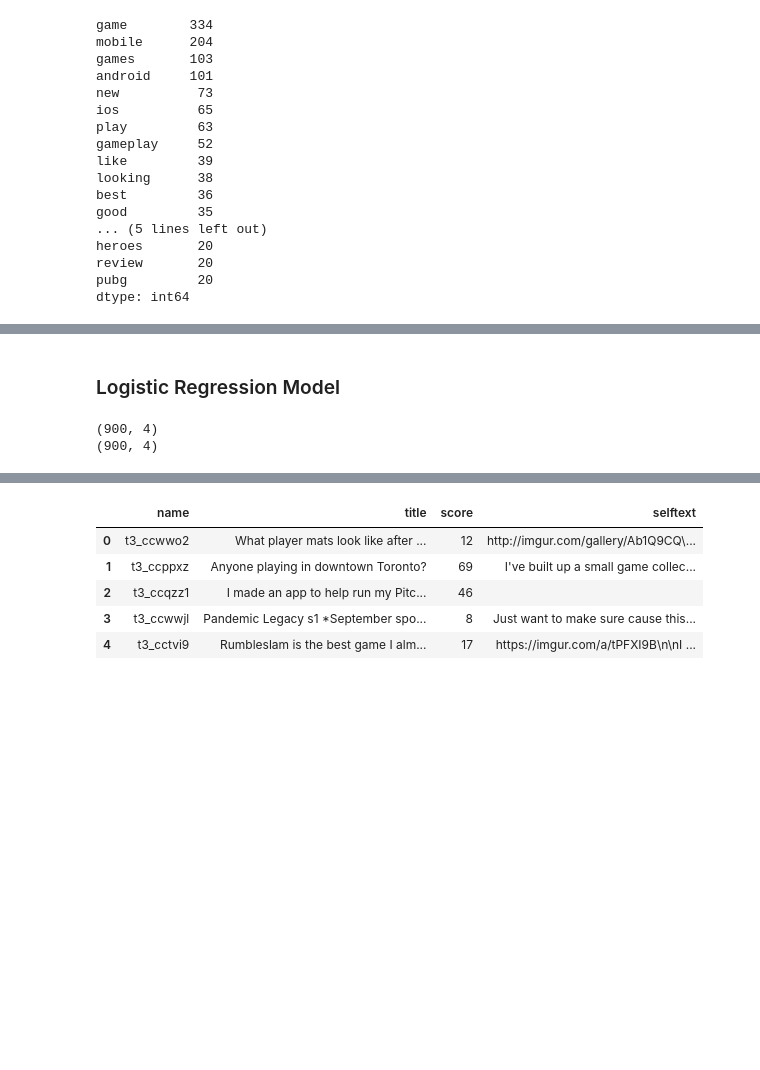
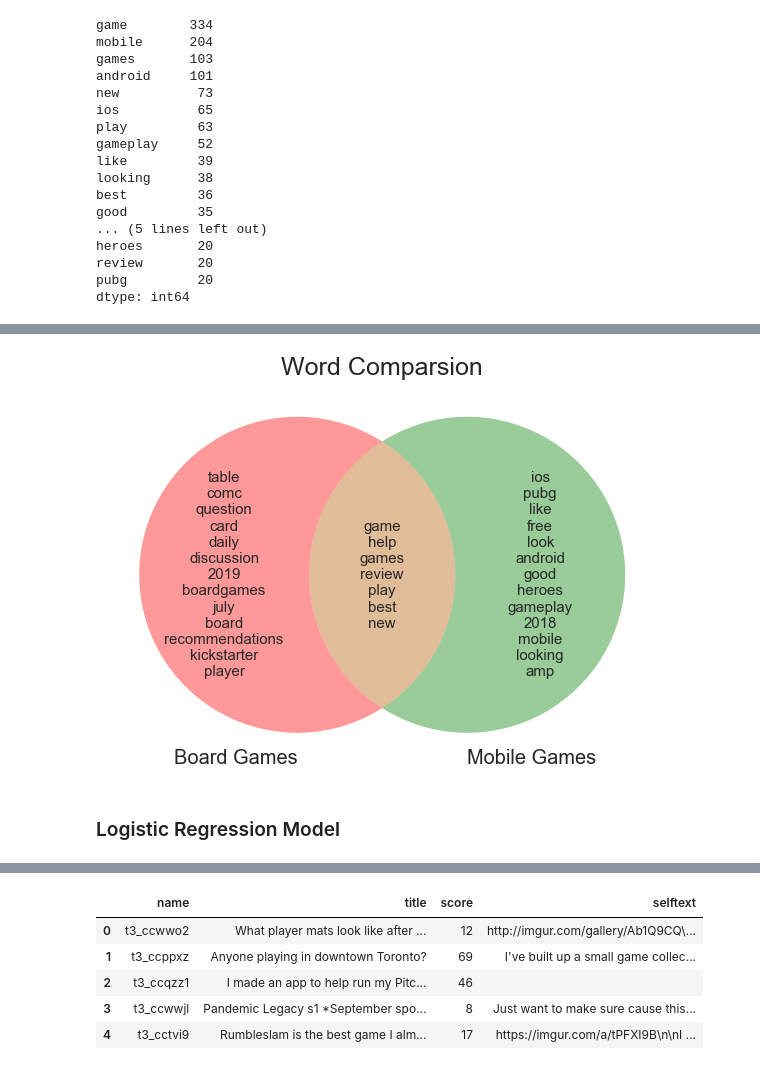
Before and after one commit to cheekeet86/project_3, a Jupyter notebook: code/project_3.ipynb, the cells around one changed output, grey strips where cells are left out. Saved outputs shown, nothing was run; the diff lists cells and outputs as text; code cells hidden in the pictures; blank space fills up the shorter version.

```diff
--- a/code/project_3.ipynb
+++ b/code/project_3.ipynb
@@ -548,8 +523,8 @@ print(len_features)
 
 df_b_cv = pd.DataFrame(cvec.transform(df_b[features]).todense(),columns=cvec.get_feature_names())
 
-top_words_b = df_b_cv.sum(axis=0)
-top_words_b.sort_values(ascending = False).head(20)
+top_b = df_b_cv.sum(axis=0)
+top_b.sort_values(ascending = False).head(20)
 # %% [output]
 1933
 game        334
@@ -596,8 +630,22 @@ dtype: int64
+# %%
+plt.figure(figsize=(10,10))
+plt.title('Word Comparsion',fontsize=25)
+
+set_a = set(df_top_a['word'][:20])
+set_b = set(df_top_b['word'][:20])
+
+venn = venn2([set_a,set_b],set_labels=['Board Games','Mobile Games'])
+
+venn.get_label_by_id('100').set_text('\n'.join(map(str,set_a-set_b)))
+venn.get_label_by_id('110').set_text('\n'.join(map(str,set_a&set_b)))
+venn.get_label_by_id('010').set_text('\n'.join(map(str,set_b-set_a)))
+
+venn.get_label_by_id('A').set_size(20)
+venn.get_label_by_id('B').set_size(20)
+venn.get_label_by_id('100').set_size(15)
+venn.get_label_by_id('110').set_size(15)
+venn.get_label_by_id('010').set_size(15)
+# %% [output]
+[figure, added]
 # %% [markdown]
 ### Logistic Regression Model
-# %%
-print(df_a.shape)
-print(df_b.shape)
-# %% [output]
-(900, 4)
-(900, 4)
```
Also changed, not shown: parts of 27 cells of this notebook.
